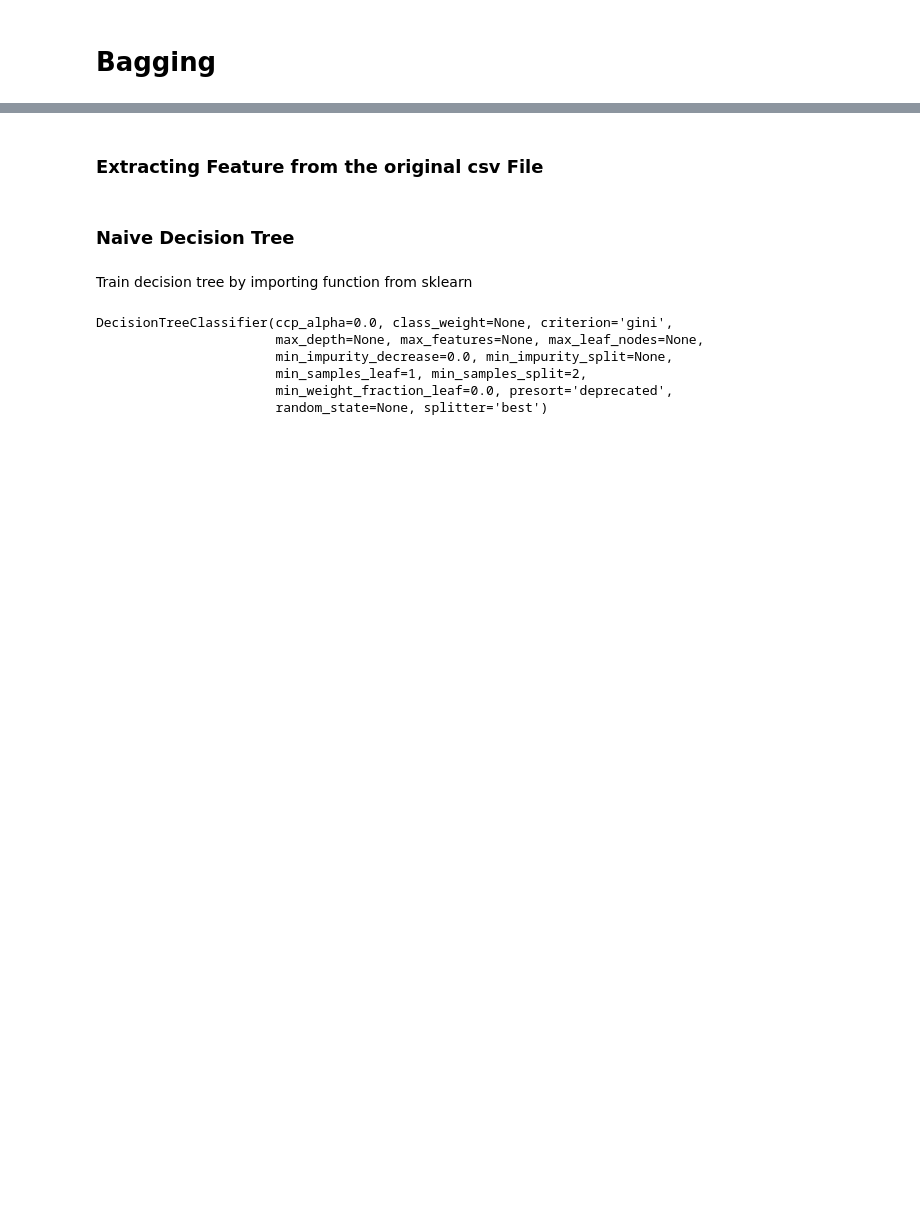
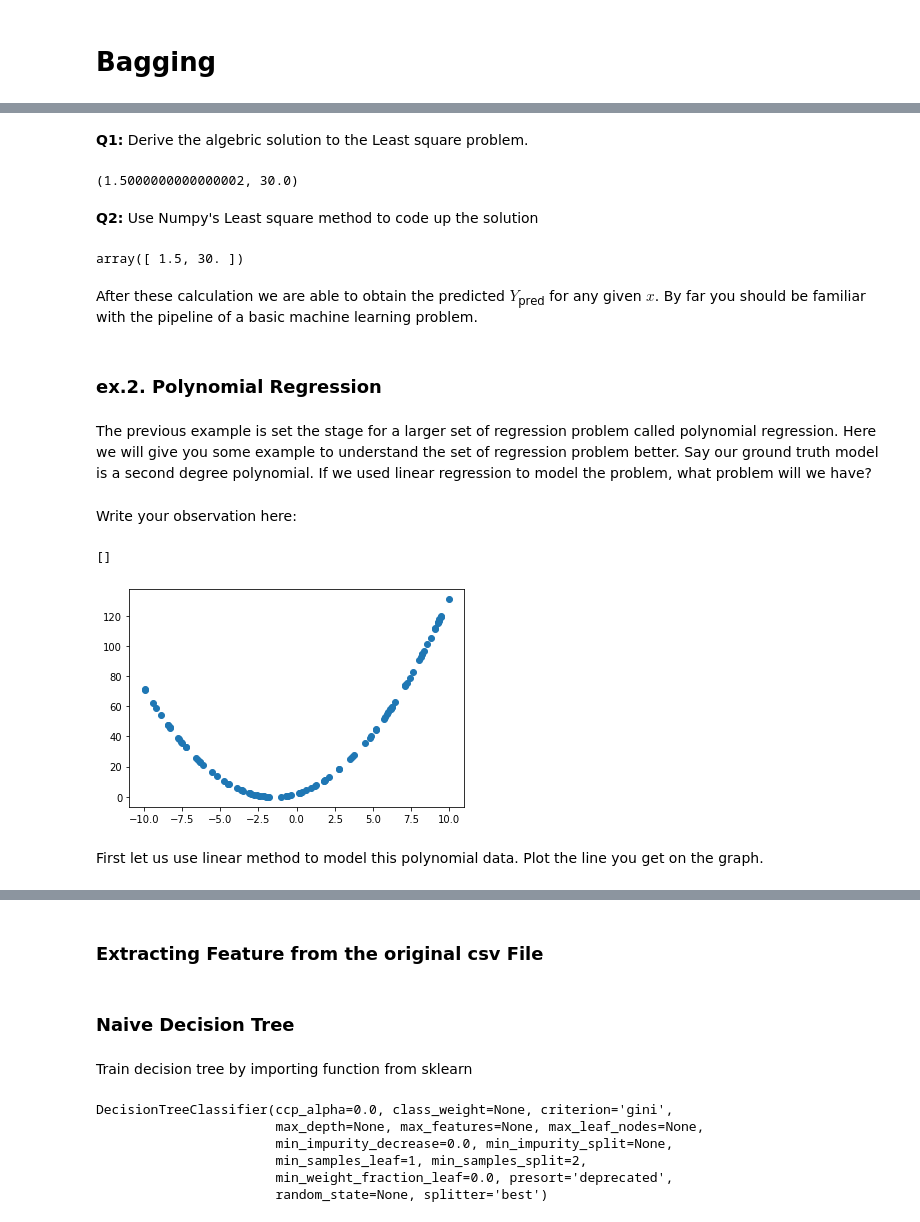
Before and after one commit to OscarXZQ/BaggingTutorial, a Jupyter notebook: Bagging.ipynb, the cells around one changed output, grey strips where cells are left out. Cells and saved outputs as stored; diff of their text form; code cells hidden in the pictures; blank space fills up the shorter version.

```diff
--- a/Bagging.ipynb
+++ b/Bagging.ipynb
@@ -2,0 +55,42 @@
+# %% [markdown]
+<b>Q1:</b> Derive the algebric solution to the Least square problem.
+# %%
+""" Linear Algebra way of solving it comes by matrix calculation
+"""
+X_s = np.vstack([xs, np.ones(len(xs))]).T
+w, b = np.linalg.inv(X_s.T @ X_s)@ X_s.T @ ys
+w, b
+# %% [output]
+(1.5000000000000002, 30.0)
+# %% [markdown]
+<b>Q2:</b> Use Numpy's Least square method to code up the solution
+# %%
+""" Using Numpy's Least square solution
+"""
+X_s = np.vstack([xs, np.ones(len(xs))]).T
+np.linalg.lstsq(X_s,ys, rcond = None) [0]
+# %% [output]
+array([ 1.5, 30. ])
+# %% [markdown]
+After these calculation we are able to obtain the predicted $Y$<sub>pred</sub> for any given $x$. By far you should be familiar with the pipeline of a basic machine learning problem.
+# %% [markdown]
+### ex.2. Polynomial Regression
+# %% [markdown]
+The previous example is set the stage for a larger set of regression problem called polynomial regression. Here we will give you some example to understand the set of regression problem better. Say our ground truth model is a second degree polynomial. If we used linear regression to model the problem, what problem will we have?
+# %% [markdown]
+Write your observation here:
+# %%
+""" The ground truth data is modeled by a second degree polynomial. y = x**2 + 3x +2
+"""
+x_s, y_s = [], []
+for i in range(100):
+    x = 20 * random.random() - 10
+    x_s.append(x)
+    y_s.append(x**2 + 3*x +2)
+plt.scatter(x_s,y_s)
+plt.plot()
+# %% [output]
+[]
+[figure, added]
+# %% [markdown]
+First let us use linear method to model this polynomial data. Plot the line you get on the graph.
```
Also changed, not shown: parts of 27 cells of this notebook.
